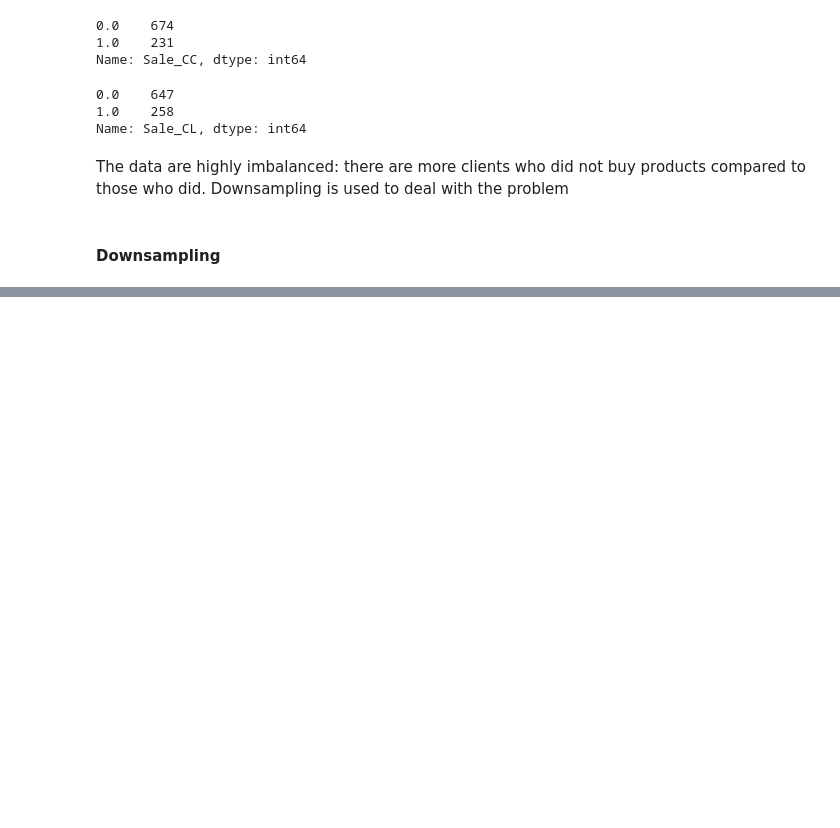
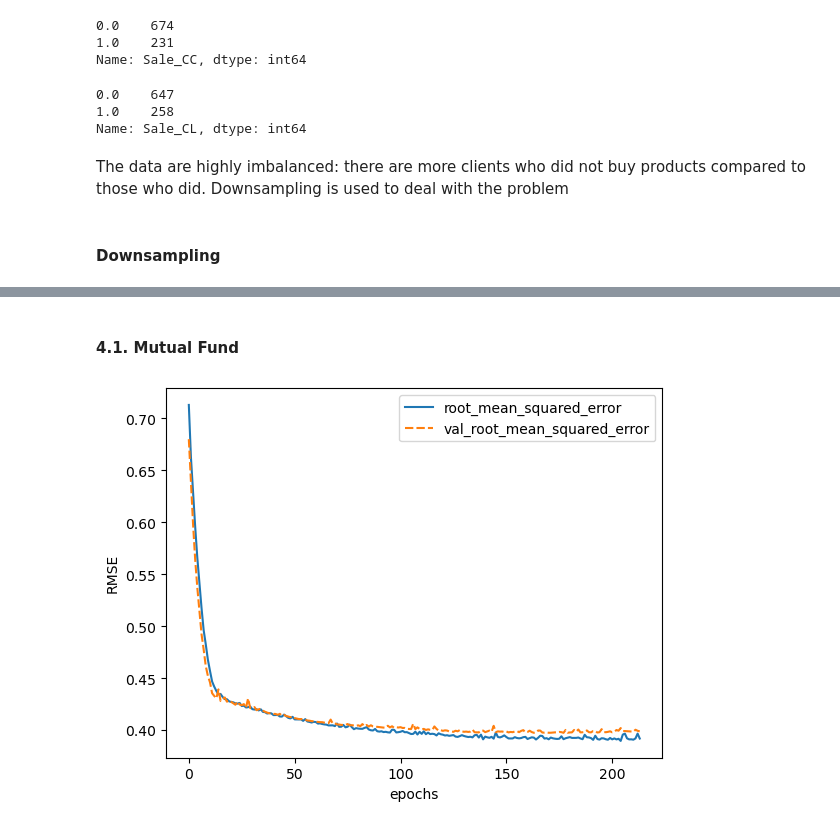
Before and after one commit to ahryho/direct-marketing-optimisation, a Jupyter notebook: notebooks/03_model.ipynb, the cells around one changed output, grey strips where cells are left out. Cells and saved outputs as stored; diff of their text form; code cells hidden in the pictures; blank space fills up the shorter version.

Commit message:
model built, prediction performed, results saved

```diff
--- a/notebooks/03_model.ipynb
+++ b/notebooks/03_model.ipynb
@@ -293,0 +323,45 @@ dmo_train_CL = pd.concat([dmo_train_CL_boughtonly, dmo_train_CL_didntbuyonly])
+# %%
+def create_nn(X_data, nodes1, nodes2):
+    # Input layer
+    inputs = keras.layers.Input(shape=(X_data.shape[1],), name='input')
+
+    # Dense layers
+    layers_dense = keras.layers.Dense(nodes1, 'relu')(inputs)
+    layers_dense = keras.layers.Dense(nodes2, 'relu')(layers_dense)
+
+    # Output layer
+    outputs = keras.layers.Dense(1, 'sigmoid')(layers_dense)
+
+    return keras.Model(inputs=inputs, outputs=outputs, name="nn_model")
+# %%
+def train_validate_nn_model(X_train, Y_train, X_val, Y_val, nodes1 = 5, nodes2 = 10):
+    # lr varied betwen 0.01 and 0.0005 to get best model
+    # Number of deep layers varied between 1 and 3 to get the best model
+    # Dropout and BatchNormalization did not improve results
+    # Sale MF model
+
+    model = create_nn(X_train, nodes1, nodes2)
+    model.compile(optimizer='adam',
+                  loss='binary_crossentropy',
+                  metrics=[keras.metrics.RootMeanSquaredError()])
+    early_stopping_monitor = EarlyStopping(patience=50)
+    history = model.fit(X_train, Y_train,
+                    batch_size=32,
+                    epochs=500,
+                    validation_data=(X_val, Y_val),
+                    verbose=False,
+                    callbacks=[early_stopping_monitor])
+    history_df = pd.DataFrame.from_dict(history.history)
+
+    sns.lineplot(data=history_df[['root_mean_squared_error', 'val_root_mean_squared_error']])
+    plt.xlabel("epochs")
+    plt.ylabel("RMSE")
+
+    return model
+# %% [markdown]
+#### 4.1. Mutual Fund
+# %%
+# Training and validation - Full dataset
+sale_mf_f = train_validate_nn_model(X_trainmf_f, Y_trainmf_f, X_valmf_f, Y_valmf_f, 5, 10)
+# %% [output]
+[figure, added]
```
Also changed, not shown: parts of 72 cells of this notebook.
